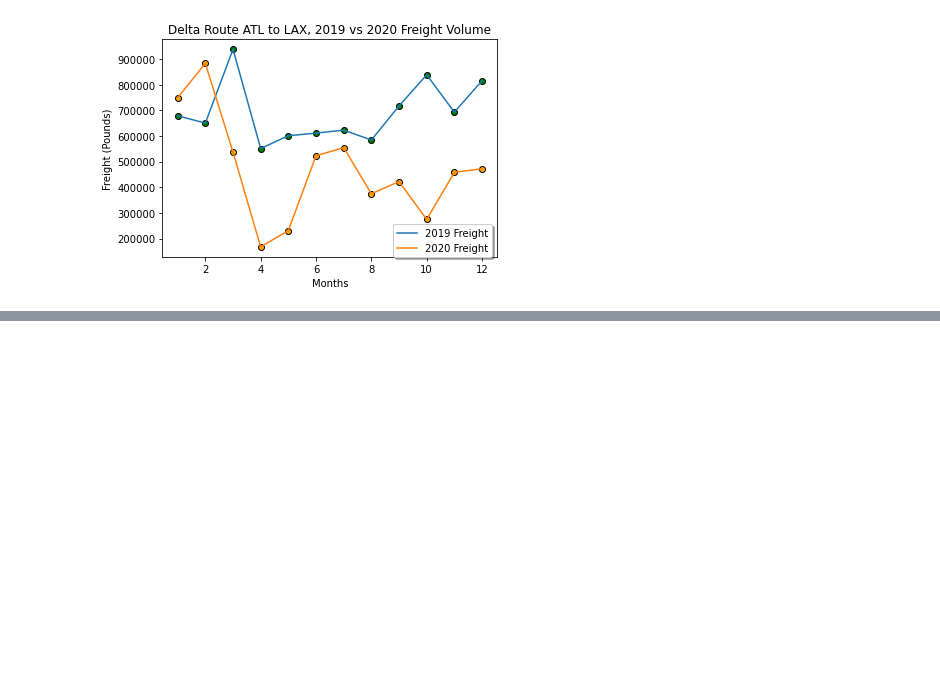
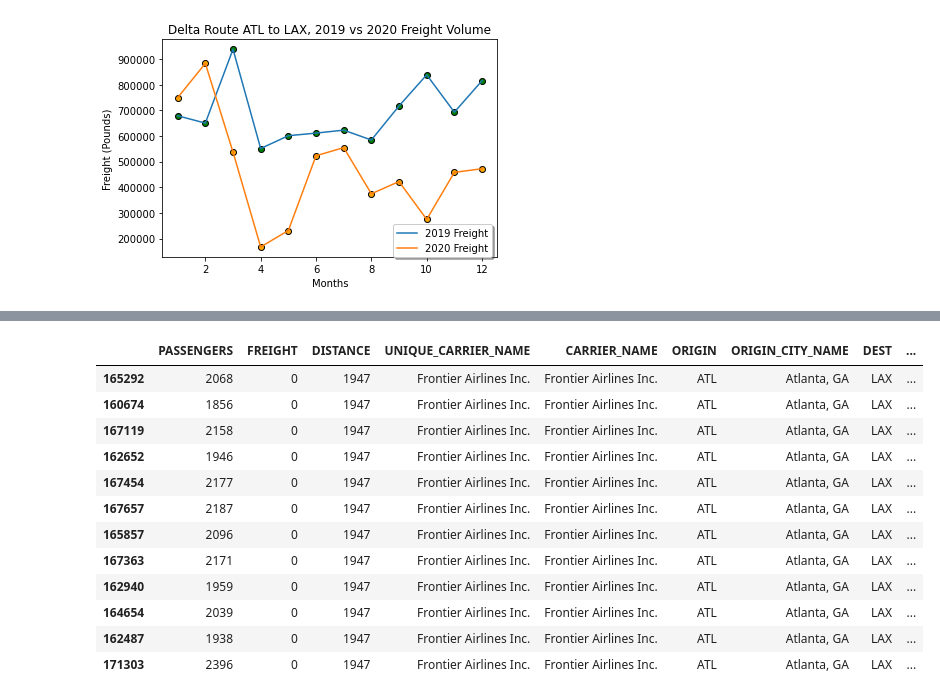
Before and after one commit to davew306/Project_Airline, a Jupyter notebook: Project Airlines Delta_ATL to LAX.ipynb, the cells around one changed output, grey strips where cells are left out. Drawn from its saved outputs; the diff is of its cells as text; code cells hidden in the pictures; blank space fills up the shorter version.

```diff
--- a/Project Airlines Delta_ATL to LAX.ipynb
+++ b/Project Airlines Delta_ATL to LAX.ipynb
@@ -154,0 +182,18 @@ ax1.legend(loc='lower right', bbox_to_anchor=(1,-.025), shadow=True, ncol=1)
+# %%
+Atl_Lax_Frontier_19= airline_2019_df[(airline_2019_df['CARRIER_NAME']=='Frontier Airlines Inc.')&(airline_2019_df['ORIGIN']=='ATL')&(airline_2019_df['DEST']=='LAX')&(airline_2019_df['PASSENGERS']>= 1000)]
+Atl_Lax_Frontier_19_Sorted = Atl_Lax_Frontier_19.sort_values("MONTH")
+Atl_Lax_Frontier_19_Sorted.head(15)
+# %% [output]
+|  | PASSENGERS | FREIGHT | DISTANCE | UNIQUE_CARRIER_NAME | CARRIER_NAME | ORIGIN | ORIGIN_CITY_NAME | DEST | ... |
+| 165292 | 2068 | 0 | 1947 | Frontier Airlines Inc. | Frontier Airlines Inc. | ATL | Atlanta, GA | LAX | ... |
+| 160674 | 1856 | 0 | 1947 | Frontier Airlines Inc. | Frontier Airlines Inc. | ATL | Atlanta, GA | LAX | ... |
+| 167119 | 2158 | 0 | 1947 | Frontier Airlines Inc. | Frontier Airlines Inc. | ATL | Atlanta, GA | LAX | ... |
+| 162652 | 1946 | 0 | 1947 | Frontier Airlines Inc. | Frontier Airlines Inc. | ATL | Atlanta, GA | LAX | ... |
+| 167454 | 2177 | 0 | 1947 | Frontier Airlines Inc. | Frontier Airlines Inc. | ATL | Atlanta, GA | LAX | ... |
+| 167657 | 2187 | 0 | 1947 | Frontier Airlines Inc. | Frontier Airlines Inc. | ATL | Atlanta, GA | LAX | ... |
+| 165857 | 2096 | 0 | 1947 | Frontier Airlines Inc. | Frontier Airlines Inc. | ATL | Atlanta, GA | LAX | ... |
+| 167363 | 2171 | 0 | 1947 | Frontier Airlines Inc. | Frontier Airlines Inc. | ATL | Atlanta, GA | LAX | ... |
+| 162940 | 1959 | 0 | 1947 | Frontier Airlines Inc. | Frontier Airlines Inc. | ATL | Atlanta, GA | LAX | ... |
+| 164654 | 2039 | 0 | 1947 | Frontier Airlines Inc. | Frontier Airlines Inc. | ATL | Atlanta, GA | LAX | ... |
+| 162487 | 1938 | 0 | 1947 | Frontier Airlines Inc. | Frontier Airlines Inc. | ATL | Atlanta, GA | LAX | ... |
+| 171303 | 2396 | 0 | 1947 | Frontier Airlines Inc. | Frontier Airlines Inc. | ATL | Atlanta, GA | LAX | ... |
```
Also changed, not shown: parts of 30 cells of this notebook.
